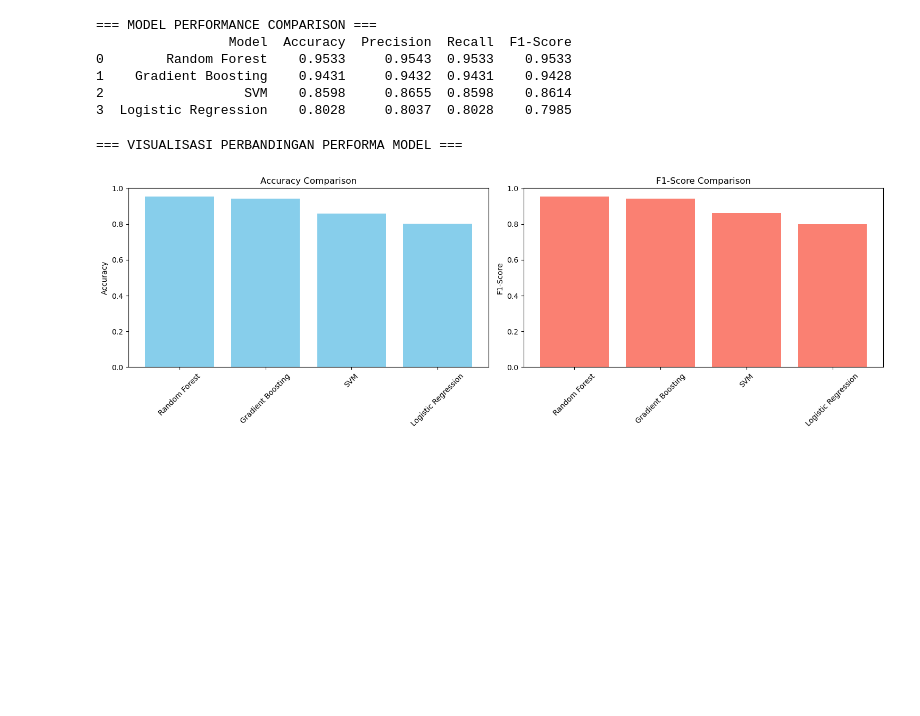
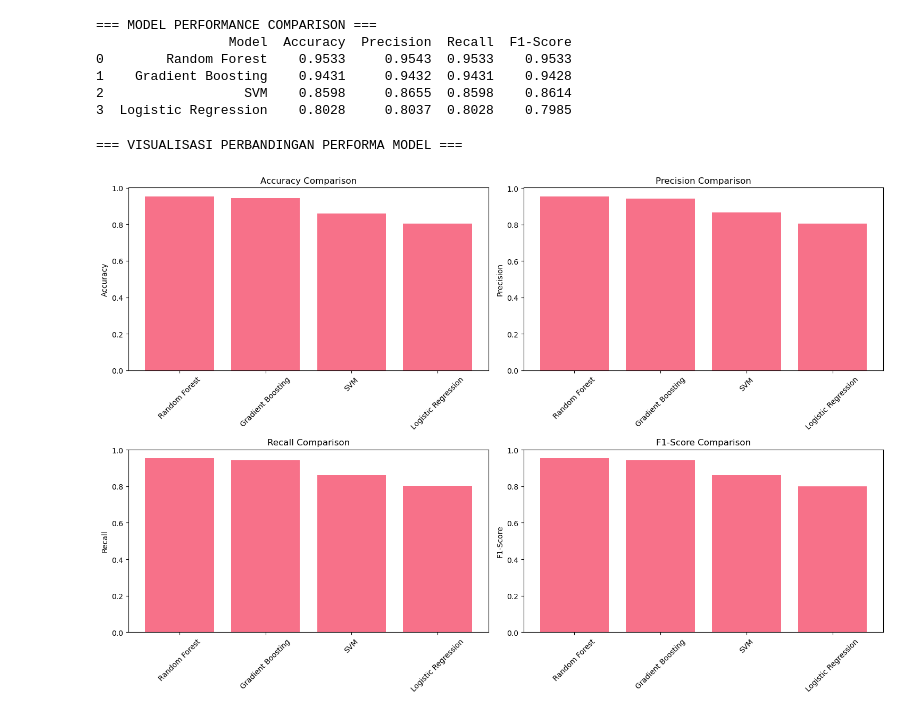
Before and after one commit to Kum-Kum666/Bengkod, a Jupyter notebook: Obesity.ipynb, the cells around one changed output. Cells and saved outputs as stored; diff of their text form; code cells hidden in the pictures; blank space fills up the shorter version.

```diff
--- a/Obesity.ipynb
+++ b/Obesity.ipynb
@@ -733,22 +733,34 @@ print(metrics_df.round(4))
 # %%
 # CELL 34: Visualisasi Perbandingan Performa
 print("=== VISUALISASI PERBANDINGAN PERFORMA MODEL ===")
-fig, axes = plt.subplots(1, 2, figsize=(15, 5))
+fig, axes = plt.subplots(2, 2, figsize=(15, 10))
 
 # Accuracy comparison
-axes[0].bar(metrics_df['Model'], metrics_df['Accuracy'], color='skyblue')
-axes[0].set_title('Accuracy Comparison')
-axes[0].set_ylabel('Accuracy')
-axes[0].set_xticklabels(metrics_df['Model'], rotation=45)
+axes[0, 0].bar(metrics_df['Model'], metrics_df['Accuracy'])
+axes[0, 0].set_title('Accuracy Comparison')
+axes[0, 0].set_ylabel('Accuracy')
+axes[0, 0].tick_params(axis='x', rotation=45)
+
+# Precision comparison
+axes[0, 1].bar(metrics_df['Model'], metrics_df['Precision'])
+axes[0, 1].set_title('Precision Comparison')
+axes[0, 1].set_ylabel('Precision')
+axes[0, 1].tick_params(axis='x', rotation=45)
+
+# Recall comparison
+axes[1, 0].bar(metrics_df['Model'], metrics_df['Recall'])
+axes[1, 0].set_title('Recall Comparison')
+axes[1, 0].set_ylabel('Recall')
+axes[1, 0].tick_params(axis='x', rotation=45)
 
 # F1-Score comparison
-axes[1].bar(metrics_df['Model'], metrics_df['F1-Score'], color='salmon')
-axes[1].set_title('F1-Score Comparison')
-axes[1].set_ylabel('F1-Score')
-axes[1].set_xticklabels(metrics_df['Model'], rotation=45)
+axes[1, 1].bar(metrics_df['Model'], metrics_df['F1-Score'])
+axes[1, 1].set_title('F1-Score Comparison')
+axes[1, 1].set_ylabel('F1-Score')
+axes[1, 1].tick_params(axis='x', rotation=45)
 
 plt.tight_layout()
 plt.show()
 # %% [output]
 === VISUALISASI PERBANDINGAN PERFORMA MODEL ===
-[figure, old version]
+[figure, new version]
```
Also changed, not shown: parts of 11 cells of this notebook.
